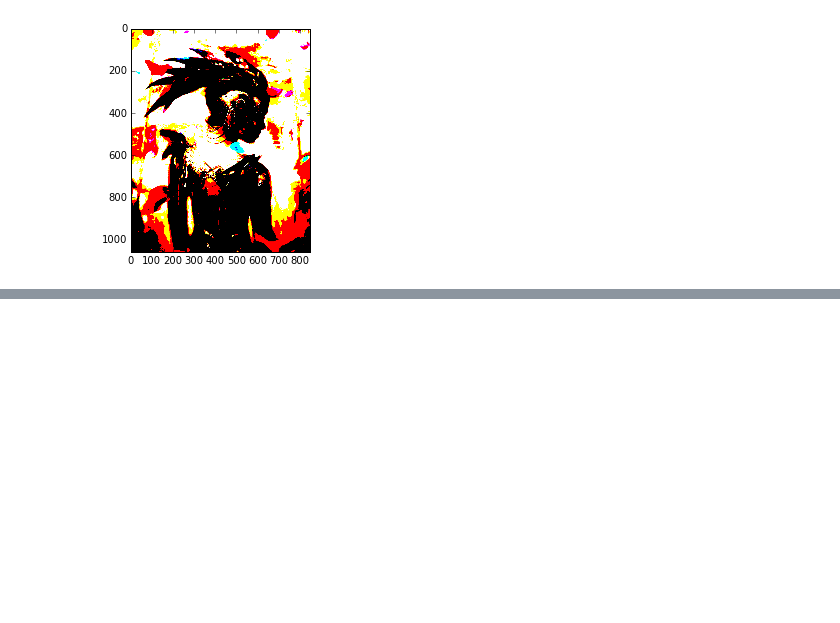
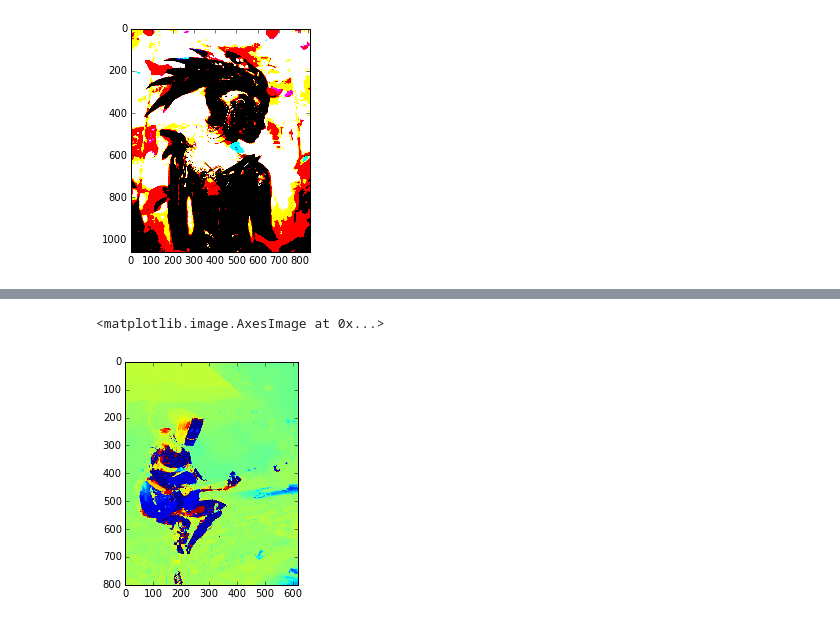
Before and after one commit to alexjohnson505/skimage-tutorials, a Jupyter notebook: CS4300_Assignment02_AlexJohnson.ipynb, the cells around one changed output, grey strips where cells are left out. Saved outputs shown, nothing was run; the diff lists cells and outputs as text; code cells hidden in the pictures; blank space fills up the shorter version.

```diff
--- a/CS4300_Assignment02_AlexJohnson.ipynb
+++ b/CS4300_Assignment02_AlexJohnson.ipynb
@@ -81,0 +112,6 @@ applyThreshold(parade)
+# %%
+# Display new HSV image
+plt.imshow(robotHSV[:,:,0])
+# %% [output]
+<matplotlib.image.AxesImage at 0x...>
+[figure, added]
```
Also changed, not shown: parts of 5 cells of this notebook.
